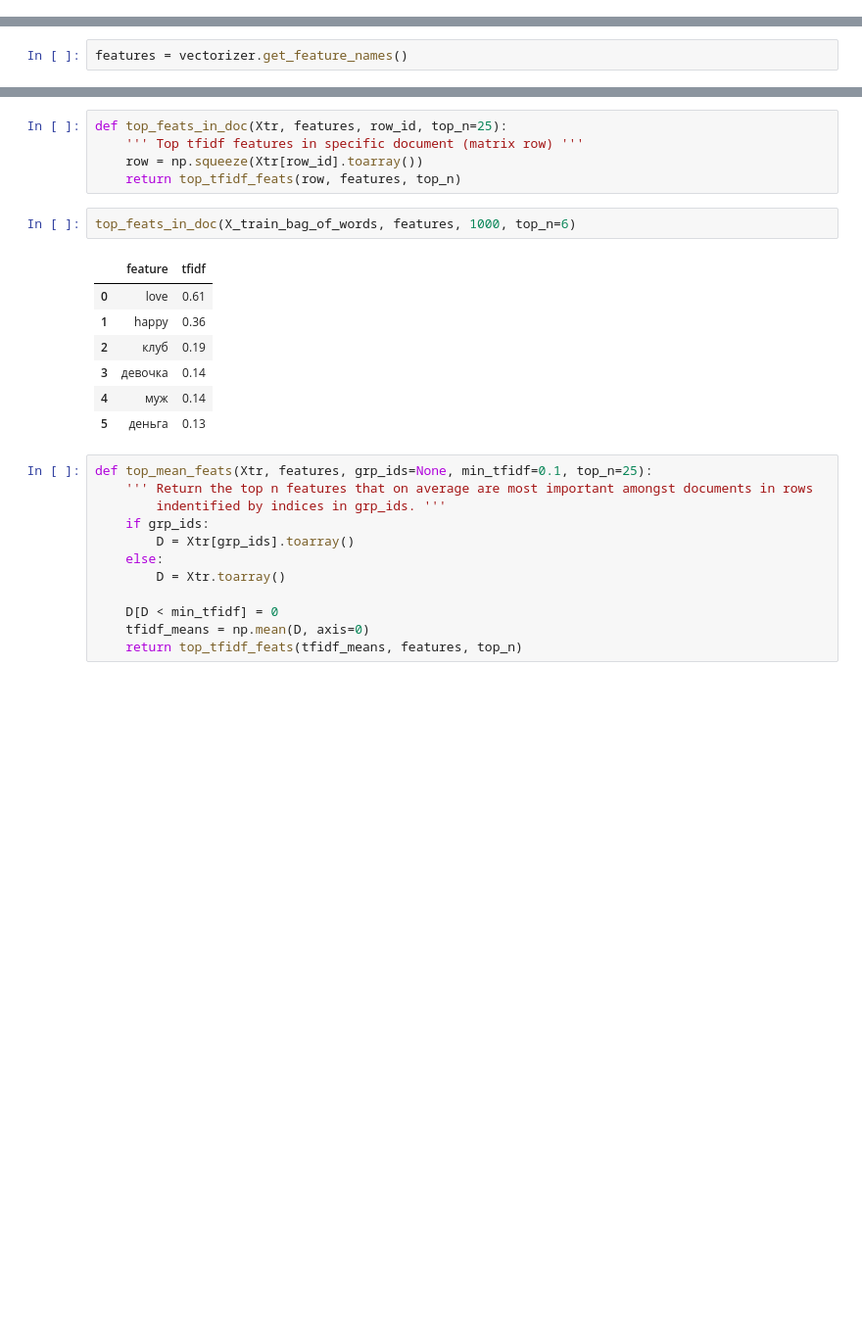
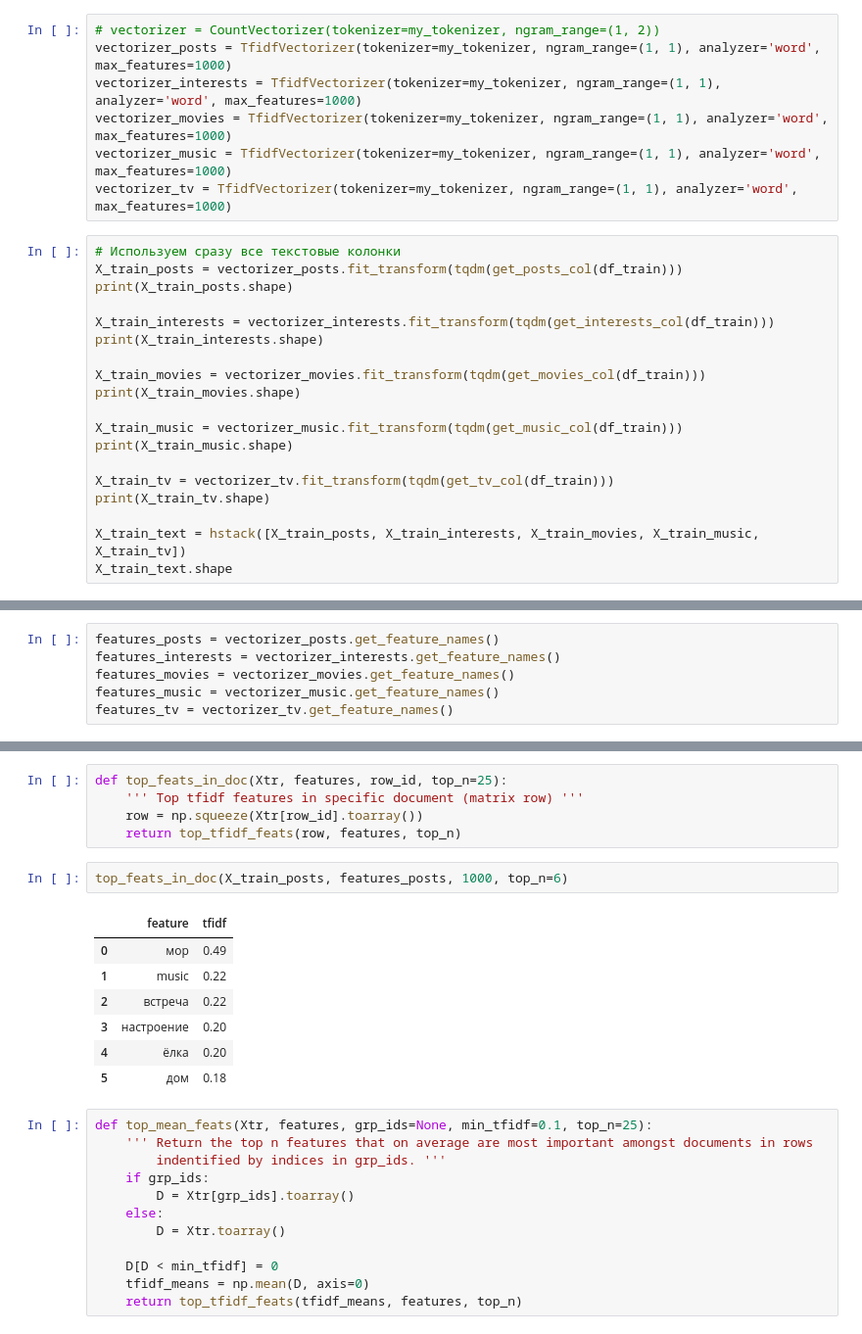
Before and after one commit to ChernetsovNG/otus_BigData, a Jupyter notebook: HW9/VK_data.ipynb, the cells around one changed output, grey strips where cells are left out. Shown at 98% size. Saved outputs shown, nothing was run; the diff lists cells and outputs as text; blank space fills up the shorter version.

```diff
--- a/HW9/VK_data.ipynb
+++ b/HW9/VK_data.ipynb
@@ -271,0 +279,26 @@ X_train_bag_of_words.shape
+# %%
+# vectorizer = CountVectorizer(tokenizer=my_tokenizer, ngram_range=(1, 2))
+vectorizer_posts = TfidfVectorizer(tokenizer=my_tokenizer, ngram_range=(1, 1), analyzer='word', max_features=1000)
+vectorizer_interests = TfidfVectorizer(tokenizer=my_tokenizer, ngram_range=(1, 1), analyzer='word', max_features=1000)
+vectorizer_movies = TfidfVectorizer(tokenizer=my_tokenizer, ngram_range=(1, 1), analyzer='word', max_features=1000)
+vectorizer_music = TfidfVectorizer(tokenizer=my_tokenizer, ngram_range=(1, 1), analyzer='word', max_features=1000)
+vectorizer_tv = TfidfVectorizer(tokenizer=my_tokenizer, ngram_range=(1, 1), analyzer='word', max_features=1000)
+# %%
+# Используем сразу все текстовые колонки
+X_train_posts = vectorizer_posts.fit_transform(tqdm(get_posts_col(df_train)))
+print(X_train_posts.shape)
+
+X_train_interests = vectorizer_interests.fit_transform(tqdm(get_interests_col(df_train)))
+print(X_train_interests.shape)
+
+X_train_movies = vectorizer_movies.fit_transform(tqdm(get_movies_col(df_train)))
+print(X_train_movies.shape)
+
+X_train_music = vectorizer_music.fit_transform(tqdm(get_music_col(df_train)))
+print(X_train_music.shape)
+
+X_train_tv = vectorizer_tv.fit_transform(tqdm(get_tv_col(df_train)))
+print(X_train_tv.shape)
+
+X_train_text = hstack([X_train_posts, X_train_interests, X_train_movies, X_train_music, X_train_tv])
+X_train_text.shape
@@ -274,2 +314,6 @@ X_train_bag_of_words.shape
-# %%
-features = vectorizer.get_feature_names()
+# %%
+features_posts = vectorizer_posts.get_feature_names()
+features_interests = vectorizer_interests.get_feature_names()
+features_movies = vectorizer_movies.get_feature_names()
+features_music = vectorizer_music.get_feature_names()
+features_tv = vectorizer_tv.get_feature_names()
@@ -287,15 +343,15 @@ def top_feats_in_doc(Xtr, features, row_id, top_n=25):
     row = np.squeeze(Xtr[row_id].toarray())
     return top_tfidf_feats(row, features, top_n)
 # %%
-top_feats_in_doc(X_train_bag_of_words, features, 1000, top_n=6)
+top_feats_in_doc(X_train_posts, features_posts, 1000, top_n=6)
 # %% [output]
 |  | feature | tfidf |
-| 0 | love | 0.61 |
-| 1 | happy | 0.36 |
-| 2 | клуб | 0.19 |
-| 3 | девочка | 0.14 |
-| 4 | муж | 0.14 |
-| 5 | деньга | 0.13 |
+| 0 | мор | 0.49 |
+| 1 | music | 0.22 |
+| 2 | встреча | 0.22 |
+| 3 | настроение | 0.20 |
+| 4 | ёлка | 0.20 |
+| 5 | дом | 0.18 |
 # %%
 def top_mean_feats(Xtr, features, grp_ids=None, min_tfidf=0.1, top_n=25):
     ''' Return the top n features that on average are most important amongst documents in rows
```
Also changed, not shown: parts of 36 cells of this notebook.
